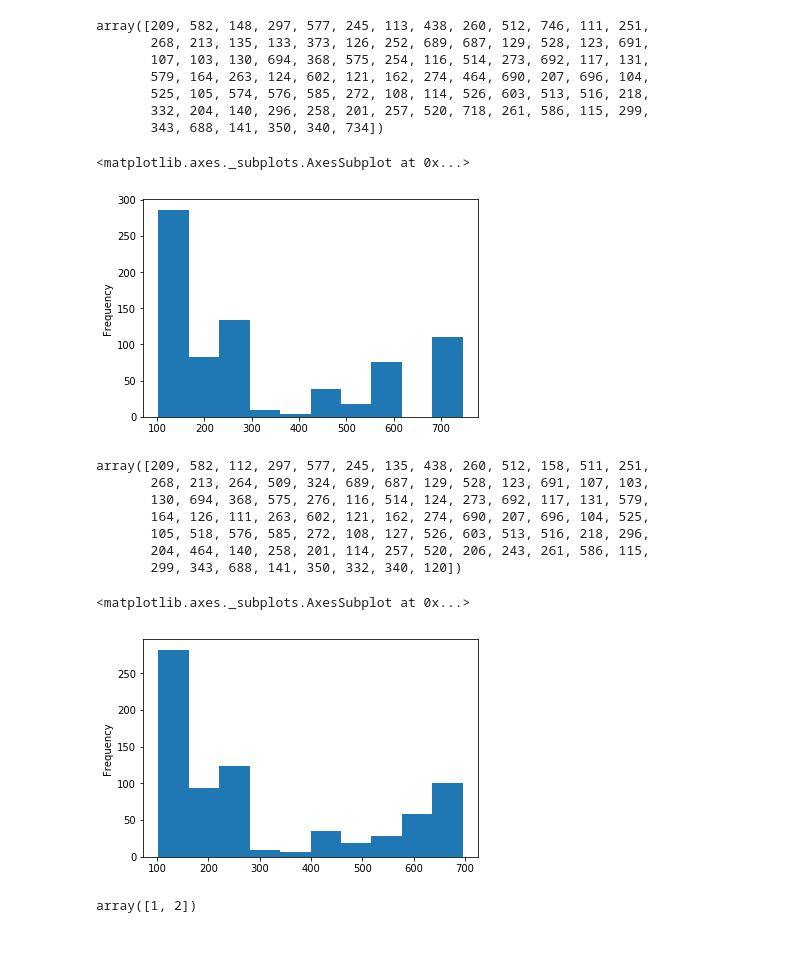
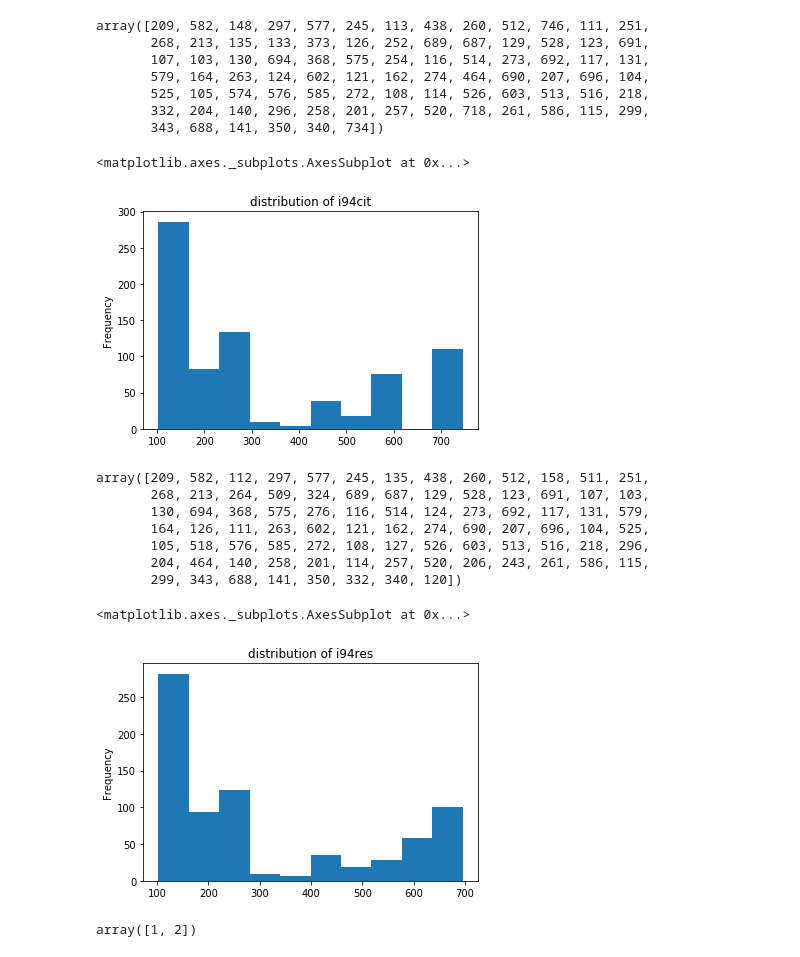
Before and after one commit to ozdemirht/Data-Enginering, a Jupyter notebook: capstone/Capstone Project Report.ipynb, the cells around one changed output. Saved outputs shown, nothing was run; the diff lists cells and outputs as text; code cells hidden in the pictures.

```diff
--- a/capstone/Capstone Project Report.ipynb
+++ b/capstone/Capstone Project Report.ipynb
@@ -198,10 +200,10 @@ array([209, 582, 148, 297, 577, 245, 113, 438, 260, 512, 746, 111, 251,
        332, 204, 140, 296, 258, 201, 257, 520, 718, 261, 586, 115, 299,
        343, 688, 141, 350, 340, 734])
 # %%
-df['i94cit'].plot.hist()
+df['i94cit'].plot.hist(title='distribution of i94cit')
 # %% [output]
 <matplotlib.axes._subplots.AxesSubplot at 0x...>
-[figure, old version]
+[figure, new version]
 # %%
 df['i94res'].unique()
 # %% [output]
@@ -213,10 +215,10 @@ array([209, 582, 112, 297, 577, 245, 135, 438, 260, 512, 158, 511, 251,
        204, 464, 140, 258, 201, 114, 257, 520, 206, 243, 261, 586, 115,
        299, 343, 688, 141, 350, 332, 340, 120])
 # %%
-df['i94res'].plot.hist()
+df['i94res'].plot.hist(title='distribution of i94res')
 # %% [output]
 <matplotlib.axes._subplots.AxesSubplot at 0x...>
-[figure, old version]
+[figure, new version]
 # %%
 df['i94mode'].unique()
 # %% [output]
```
Also changed, not shown: parts of 30 cells of this notebook, 1 other file.
